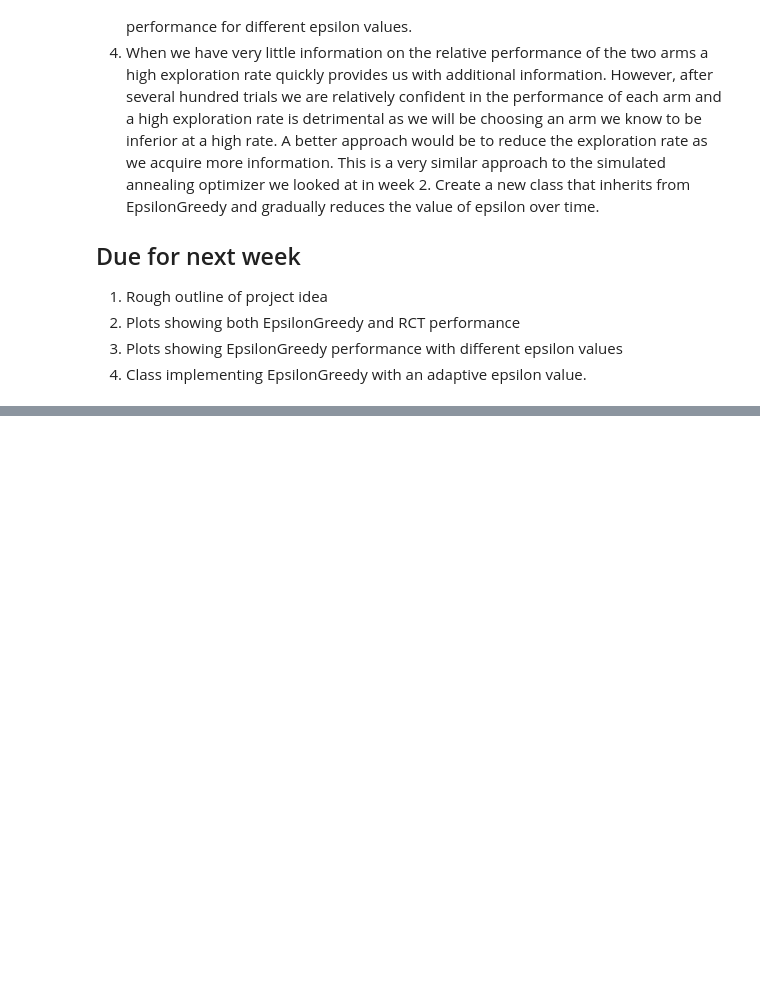
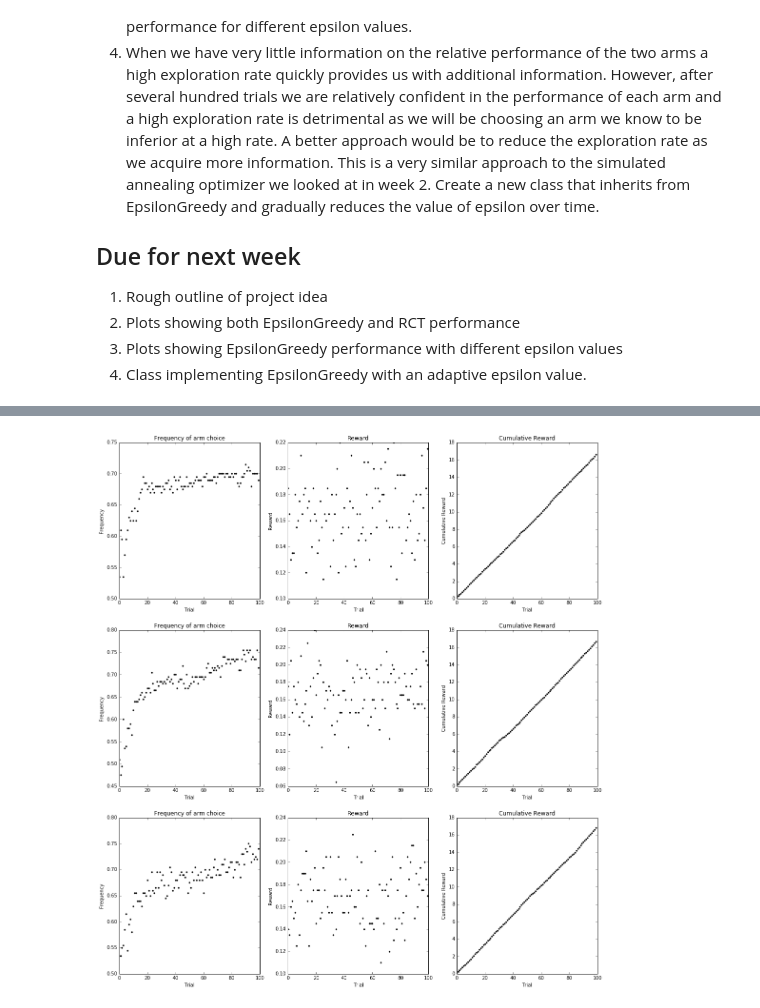
Before and after one commit to beyondvalence/biof509_wtl, a Jupyter notebook: Wk07-common-ml-tasks/Wk07-Common-ML-tasks-wl.ipynb, the cells around one changed output, grey strips where cells are left out. Saved outputs shown, nothing was run; the diff lists cells and outputs as text; code cells hidden in the pictures; blank space fills up the shorter version.

```diff
--- a/Wk07-common-ml-tasks/Wk07-Common-ML-tasks-wl.ipynb
+++ b/Wk07-common-ml-tasks/Wk07-Common-ML-tasks-wl.ipynb
@@ -318,0 +342,26 @@ The first step in working on a project is deciding what to do. Ideally the proje
+# %%
+model_0 = Model(EpsilonGreedy, {'n_arms': 2, 'epsilon':0.01}, weights=[0.1, 0.2])
+model_0.repeat_simulation()
+
+model_1 = Model(EpsilonGreedy, {'n_arms': 2, 'epsilon':0.05}, weights=[0.1, 0.2])
+model_1.repeat_simulation()
+
+model_2 = Model(EpsilonGreedy, {'n_arms': 2, 'epsilon':0.10}, weights=[0.1, 0.2])
+model_2.repeat_simulation()
+
+fig, axes = plt.subplots(3,3, figsize=(18,20))
+model_0.plot_arm_frequency(ax=axes[0,0])
+model_0.plot_reward(ax=axes[0,1])
+model_0.plot_cumulative_reward(ax=axes[0,2])
+
+model_1.plot_arm_frequency(ax=axes[1,0])
+model_1.plot_reward(ax=axes[1,1])
+model_1.plot_cumulative_reward(ax=axes[1,2])
+
+model_2.plot_arm_frequency(ax=axes[2,0])
+model_2.plot_reward(ax=axes[2,1])
+model_2.plot_cumulative_reward(ax=axes[2,2])
+
+plt.show()
+# %% [output]
+[figure, added]
```
Also changed, not shown: parts of 3 cells of this notebook.
